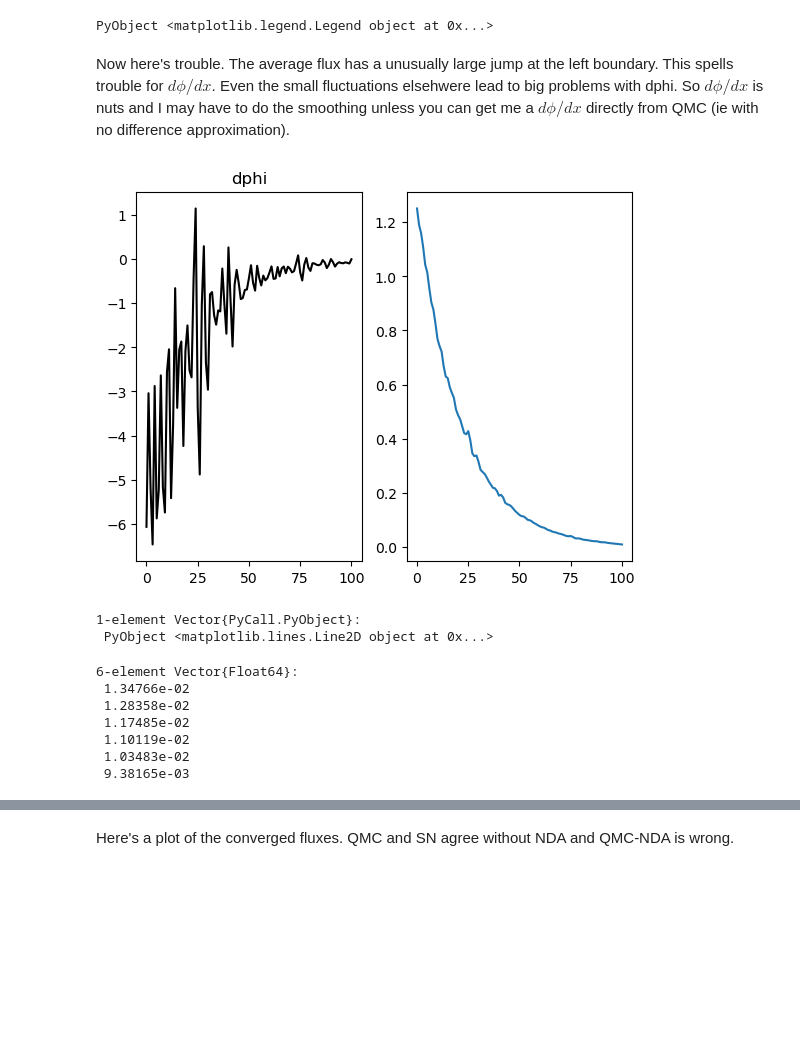
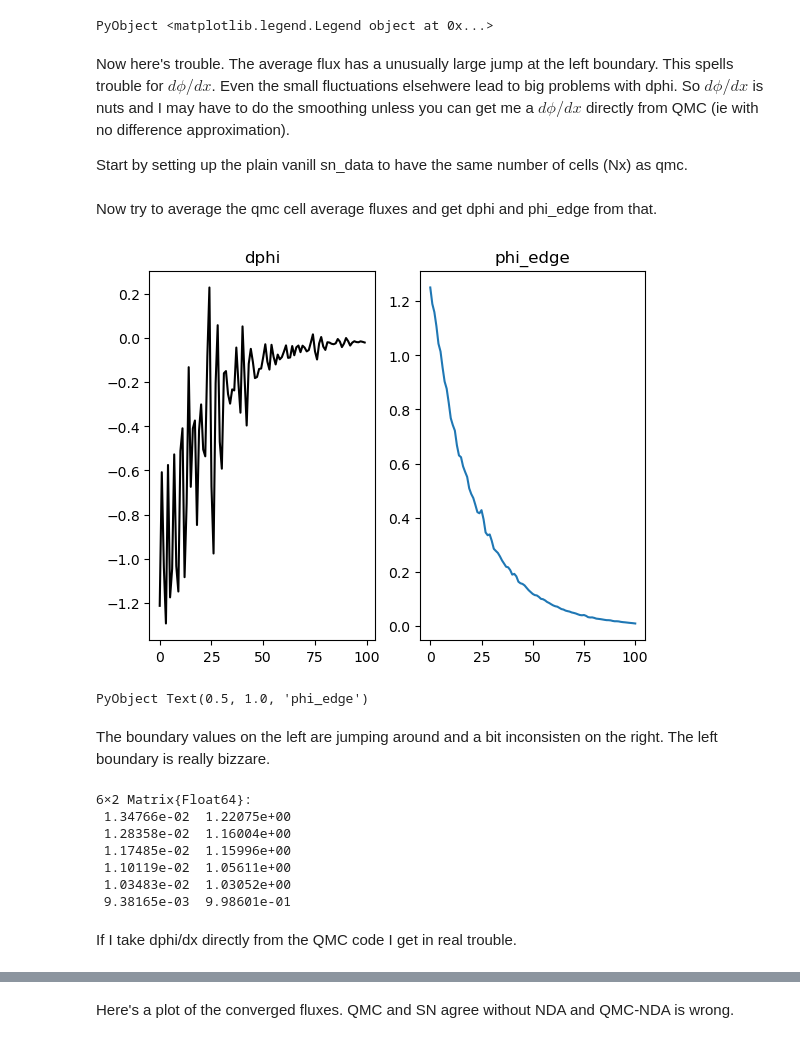
Before and after one commit to ctkelley/NDA_QMC.jl, a Jupyter notebook: QMC-NDA-Woes.ipynb, the cells around one changed output, grey strips where cells are left out. Cells and saved outputs as stored; diff of their text form; code cells hidden in the pictures; blank space fills up the shorter version.

```diff
--- a/QMC-NDA-Woes.ipynb
+++ b/QMC-NDA-Woes.ipynb
@@ -81,39 +79,46 @@ PyObject <matplotlib.legend.Legend object at 0x...>
 # %% [markdown]
 Now here's trouble. The average flux has a unusually large jump at the left boundary. This
 spells trouble for $d \phi/dx$. Even the small fluctuations elsehwere lead to big problems with dphi. So $d \phi/dx$ is nuts and I may have to do the smoothing unless you can get me a $d \phi/dx$ directly from QMC (ie with no difference approximation).
+
+Start by setting up the plain vanill sn_data to have the same number of cells (Nx) as qmc.
+# %%
+nx=Nx+1;
+na2=20;
+s=1.0;
+sn_data=sn_init(nx, na2, s);
+dx=sn_data.dx;
+# %% [markdown]
+Now try to average the qmc cell average fluxes and get dphi and phi_edge from that.
 # %%
 phi_avg=phiout1.phi_avg;
 phi_edge=zeros(Nx+1,);
-dphi=zeros(Nx+1,);
-dx=1.0/Nx;
-phi_edge[1]=1.5*phi_avg[1] - .5*phi_avg[2];
-for ie=2:Nx
-phi_edge[ie] = .5*(phi_avg[ie-1]+phi_avg[ie]);
-end
-phi_edge[Nx+1]=1.5*phi_avg[Nx] - .5*phi_avg[Nx-1];
-for id=1:Nx
-dphi[id]=(phi_edge[id+1]-phi_edge[id])/dx;
-end
+dphi=zeros(Nx,);
+avg2edge!(phi_edge, dphi, phi_avg, dx)
 subplot(1,2,1)
 plot(dphi,"k-")
 title("dphi")
 subplot(1,2,2)
 plot(phi_edge)
 title("phi_edge")
 # %% [output]
-[figure, old version]
+[figure, new version]
-1-element Vector{PyCall.PyObject}:
- PyObject <matplotlib.lines.Line2D object at 0x...>
+PyObject Text(0.5, 1.0, 'phi_edge')
-# %%
-phiout1.phi_avg[95:100]
-# %% [output]
-6-element Vector{Float64}:
- 1.34766e-02
- 1.28358e-02
- 1.17485e-02
- 1.10119e-02
- 1.03483e-02
- 9.38165e-03
+# %% [markdown]
+The boundary values on the left are jumping around and a bit inconsisten on the right. The left boundary is really bizzare.
+# %%
+x1=phiout1.phi_avg[95:100];
+x2=phiout1.phi_avg[1:6];
+[x1 x2]
+# %% [output]
+6×2 Matrix{Float64}:
+ 1.34766e-02  1.22075e+00
+ 1.28358e-02  1.16004e+00
+ 1.17485e-02  1.15996e+00
+ 1.10119e-02  1.05611e+00
+ 1.03483e-02  1.03052e+00
+ 9.38165e-03  9.98601e-01
+# %% [markdown]
+If I take dphi/dx directly from the QMC code I get in real trouble.
 # %%
 #plain vanilla SN with simple source iteration
 snout=sn_solve();
```
Also changed, not shown: parts of 3 cells of this notebook, 4 other files.
